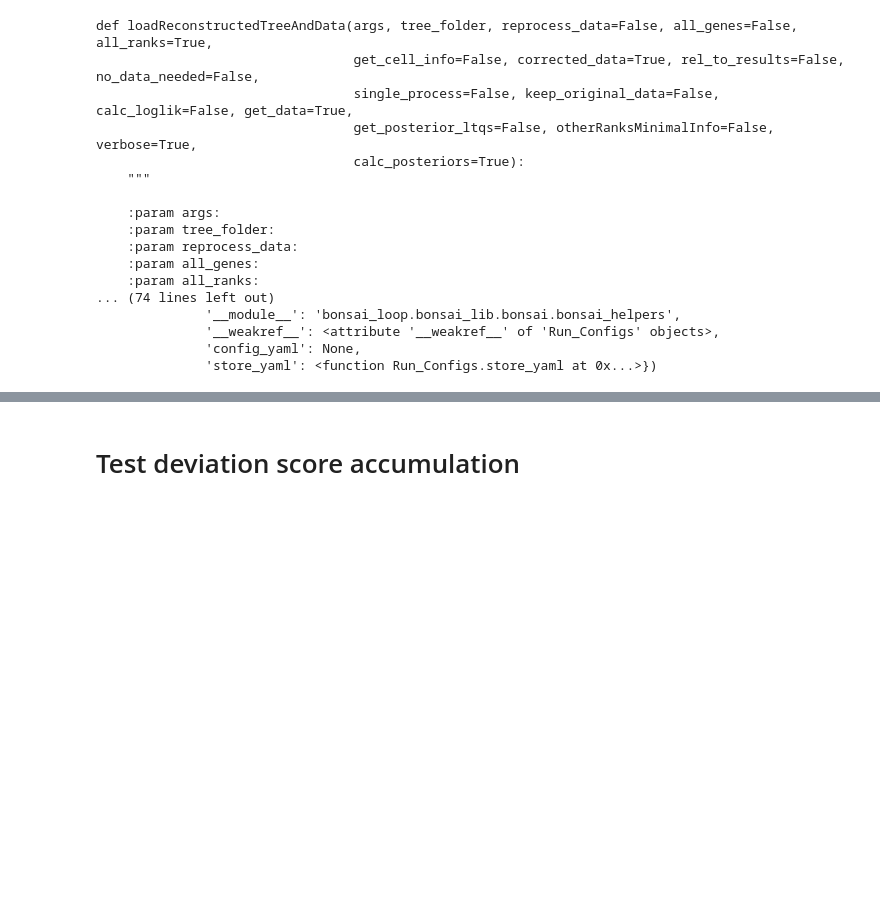
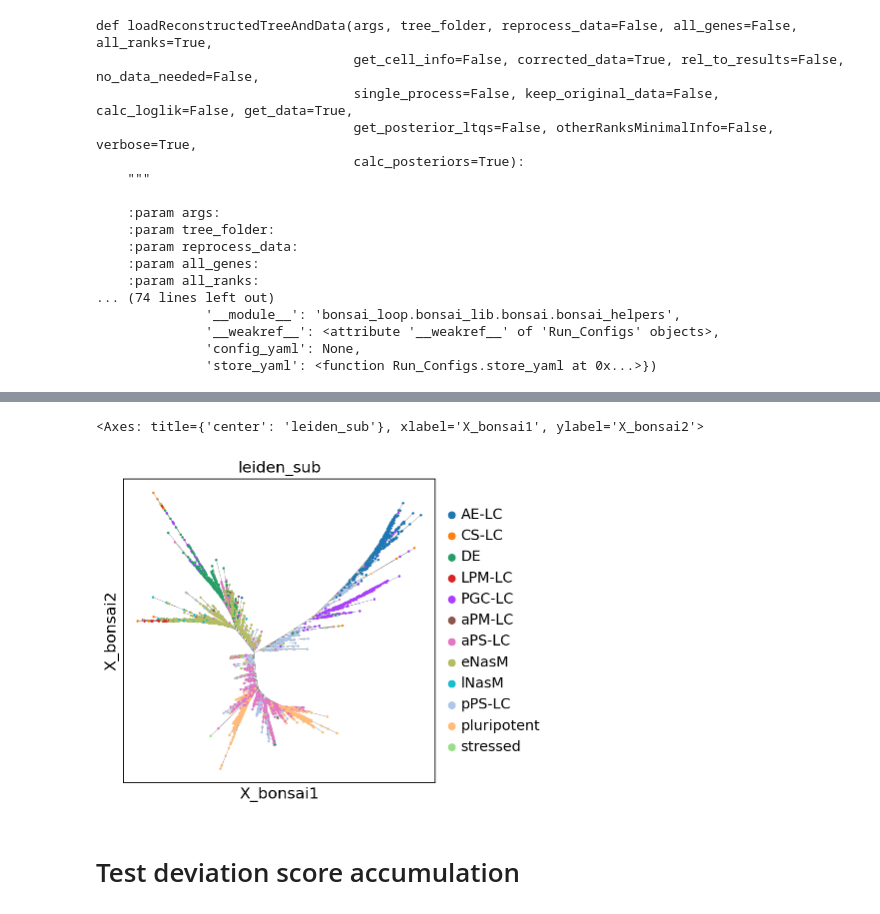
Before and after one commit to stanfish06/bonsai-loop, a Jupyter notebook: notebooks/accumulated_deviation_score.ipynb, the cells around one changed output, grey strips where cells are left out. Drawn from its saved outputs; the diff is of its cells as text; code cells hidden in the pictures; blank space fills up the shorter version.

```diff
--- a/notebooks/accumulated_deviation_score.ipynb
+++ b/notebooks/accumulated_deviation_score.ipynb
@@ -148,6 +148,16 @@ Init min-dist clustering-tree
 Clustering done
 <Axes: title={'center': 'bonsai_cluster'}, xlabel='X_bonsai1', ylabel='X_bonsai2'>
 [figure]
+# %%
+fig, ax = plt.subplots(figsize=(5, 5))
+for e in edge_coords:  # type: ignore[index]
+    ax.plot(e[:, 0], e[:, 1], c="gray", lw=0.3, zorder=1)
+sc.pl.embedding(
+    adata, basis="X_bonsai", color="leiden_sub", ax=ax, show=False, s=20, zorder=2
+)
+# %% [output]
+<Axes: title={'center': 'leiden_sub'}, xlabel='X_bonsai1', ylabel='X_bonsai2'>
+[figure, added]
 # %% [markdown]
 # Test deviation score accumulation
 # %%
```
Also changed, not shown: parts of 9 cells of this notebook, 1 other file.
